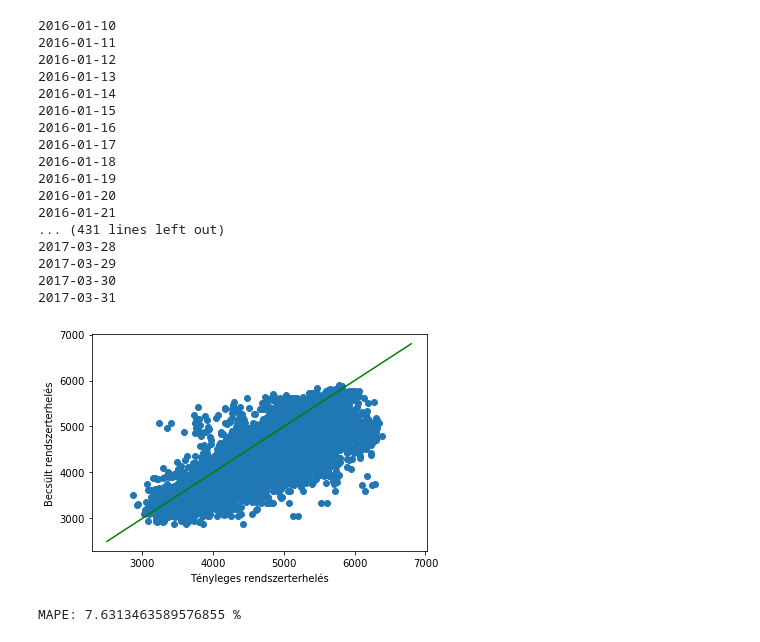
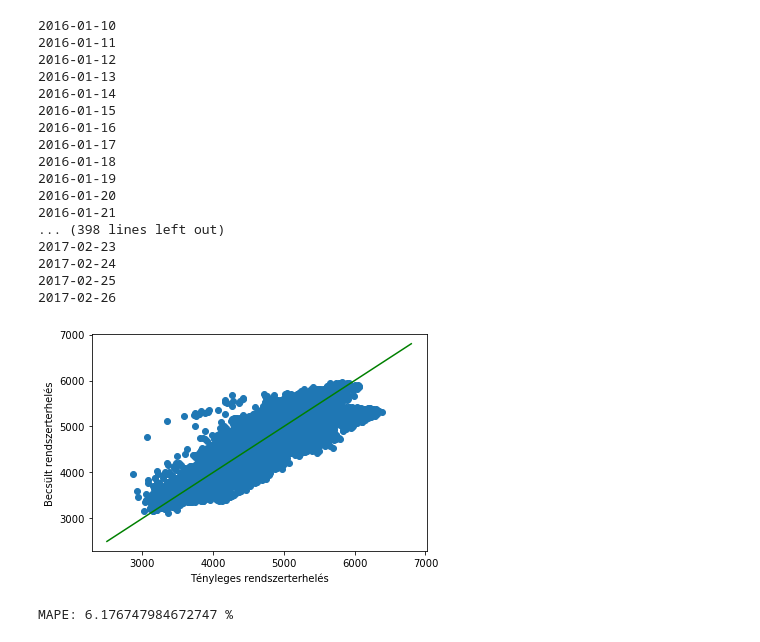
Before and after one commit to Universal95/DataMining_In_The_Energetics, a Jupyter notebook: Prediction.ipynb, the cells around one changed output. Cells and saved outputs as stored; diff of their text form; code cells hidden in the pictures.

```diff
--- a/Prediction.ipynb
+++ b/Prediction.ipynb
@@ -133,6 +133,7 @@ def mape(actual, predicted):
     return np.mean(np.abs((actual - predicted) / actual)) * 100
 # %%
 data = pd.read_csv('Data_Expansion.csv')
+# data = pd.read_csv('processed_detailedweather.csv')
 data.__delitem__('export')
 data.__delitem__('import')
 
@@ -155,41 +156,41 @@ data.__delitem__(TARGET)
 
 for x in [24,48,96,168]:
     data["Lag"+str(x)]=data['target'].shift(x)
 
 # do rolling evaluation on 2016
 preds = rolling_prediction_scheme(data, \
                                   from_date = date(2016, 1, 9),\
-                                  to_date = date(2017, 3, 31), \
+                                  to_date = date(2017, 2, 26), \
                                   retrain_how_often_days = 1)
 
 #scatterplot
 plt.scatter(preds['target'],preds['prediction'])
 plt.xlabel('Tényleges rendszerterhelés')
 plt.ylabel('Becsült rendszerterhelés')
 plt.plot([2500,6800],[2500,6800],color="green")
 plt.show()
 
 print('MAPE: {} %'.format(mape(preds['target'], preds['prediction'])))
 # %% [output]
 2016-01-10
 2016-01-11
 2016-01-12
 2016-01-13
 2016-01-14
 2016-01-15
 2016-01-16
 2016-01-17
 2016-01-18
 2016-01-19
 2016-01-20
 2016-01-21
-... (431 lines left out)
-2017-03-28
-2017-03-29
-2017-03-30
-2017-03-31
+... (398 lines left out)
+2017-02-23
+2017-02-24
+2017-02-25
+2017-02-26
-[figure, old version]
+[figure, new version]
-MAPE: 7.6313463589576855 %
+MAPE: 6.176747984672747 %
 # %%
 #1-2 rossz
 #3    GBM, 1 napi, idojaras, mean_std,       : 3.3839%
```
Also changed, not shown: parts of 3 cells of this notebook, 1 other file.
